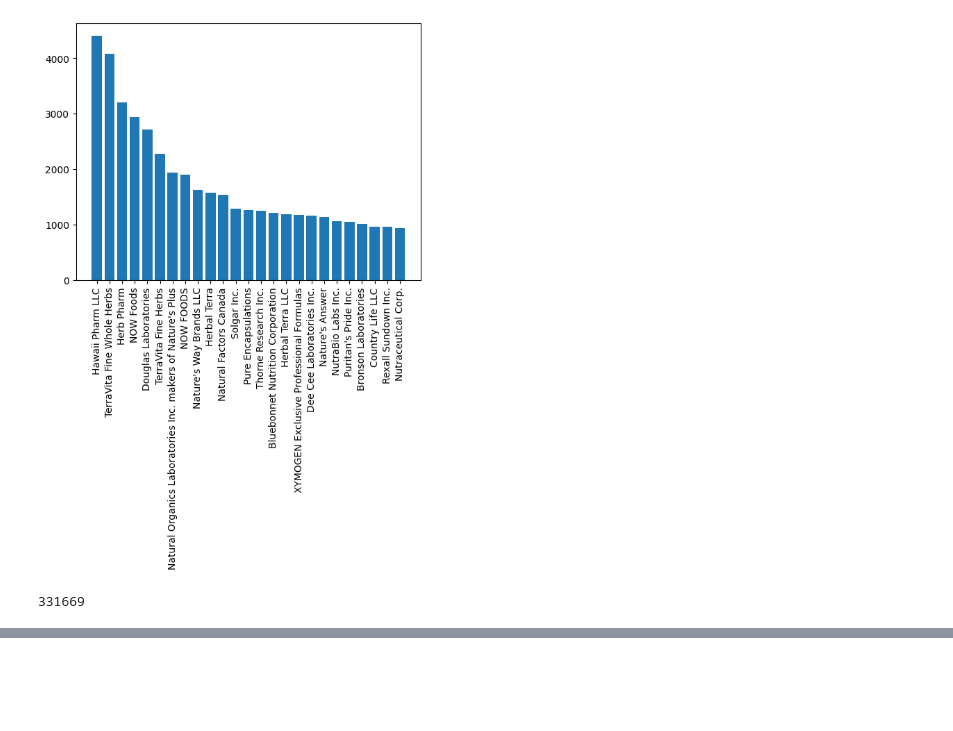
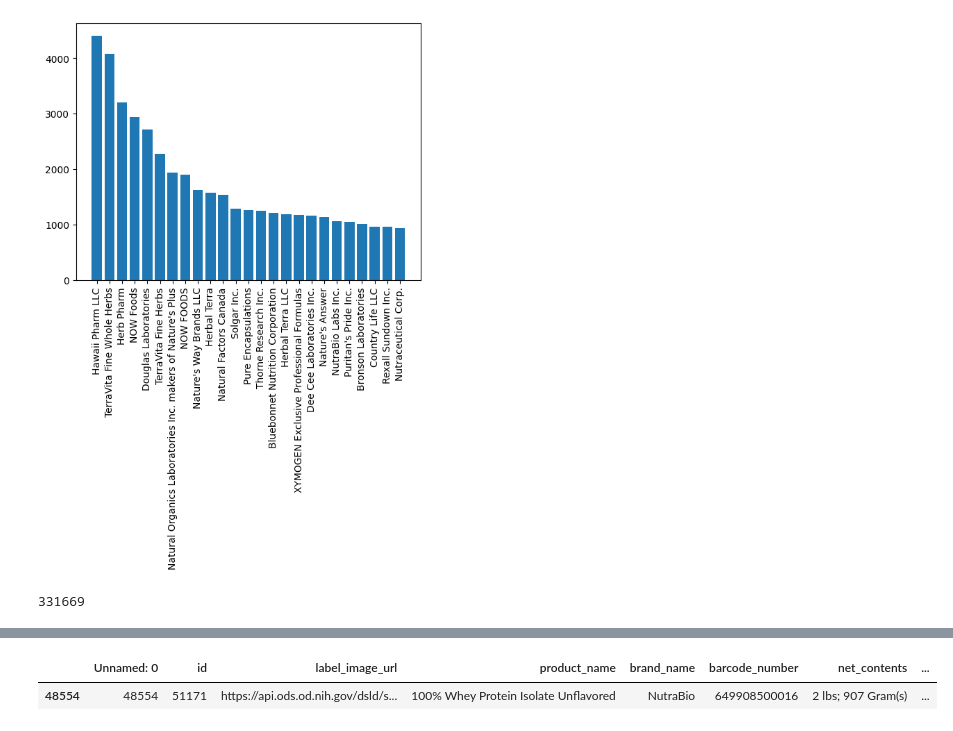
Before and after one commit to LennoxC/labeldetection-datagen-client-tabular, a Jupyter notebook: eda.ipynb, the cells around one changed output, grey strips where cells are left out. Cells and saved outputs as stored; diff of their text form; code cells hidden in the pictures; blank space fills up the shorter version.

```diff
--- a/eda.ipynb
+++ b/eda.ipynb
@@ -61,0 +142,2 @@ max(df["id"])
+# %%
+df_new["net_contents_absolute"] = df_new["net_contents"].str.extract("(\d+)")[0]
@@ -61,0 +149,7 @@ max(df["id"])
+# %%
+import numpy as np
+
+df_new["net_contents_clean"] = df_new["net_contents_metric"].combine_first(df_new["net_contents_absolute"])
+# %%
+df_new["serving_size_clean"] = df_new["serving_size"].str.extract(r'([-+]?\d*\.?\d+)')
+#df_new["serving_size_reduced"] = df_new["serving_size"].str.extract(r'^(.*?)\s*(?:\[.*?\])?$')
@@ -61,0 +160,2 @@ max(df["id"])
+# %%
+df_new = df_new.drop(["net_contents_metric", "net_contents_absolute"], axis=1)
@@ -61,0 +173,5 @@ max(df["id"])
+# %%
+df_new[df_new["id"] == 51171]
+# %% [output]
+|  | Unnamed: 0 | id | label_image_url | product_name | brand_name | barcode_number | net_contents | ... |
+| 48554 | 48554 | 51171 | https://api.ods.od.nih.gov/dsld/s... | 100% Whey Protein Isolate Unflavored | NutraBio | 649908500016 | 2 lbs; 907 Gram(s) | ... |
```
Also changed, not shown: parts of 16 cells of this notebook, 2 other files.
